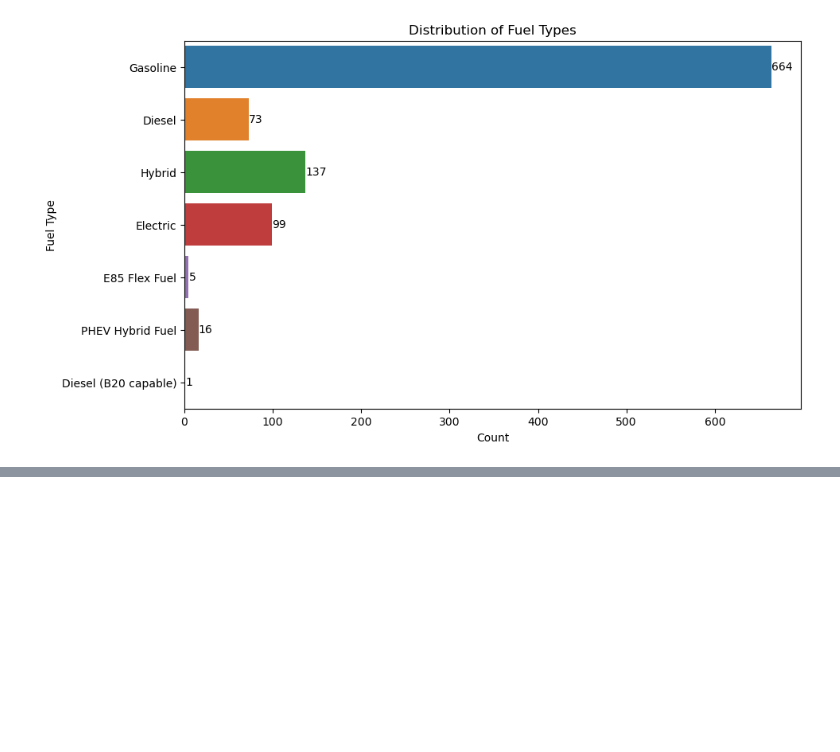
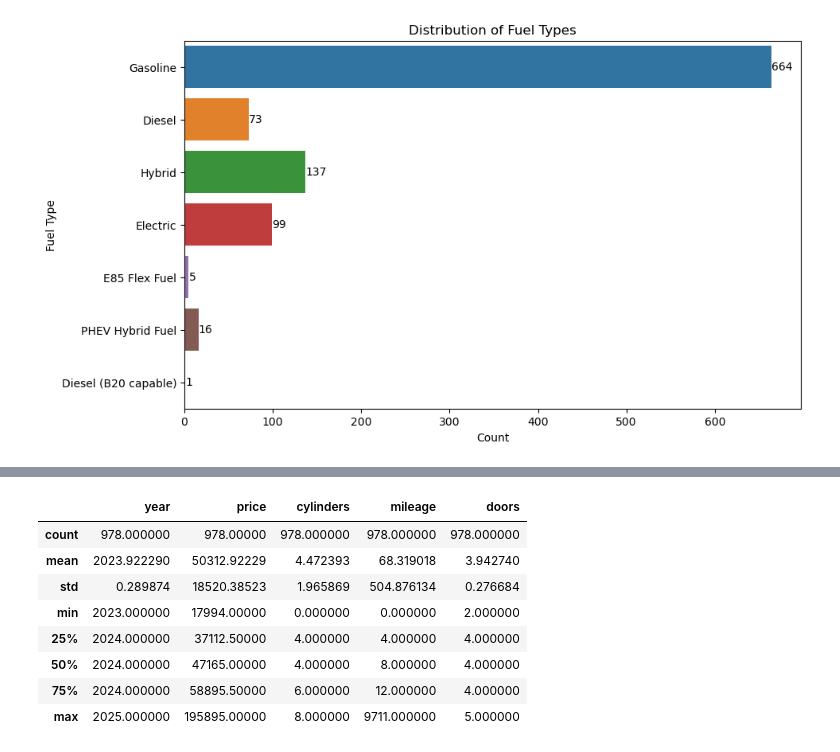
Before and after one commit to SGN1CA/PP-RottenTomatoes-BestHerosMovies, a Jupyter notebook: VehiclePrices-DataProcessing.ipynb, the cells around one changed output, grey strips where cells are left out. Saved outputs shown, nothing was run; the diff lists cells and outputs as text; code cells hidden in the pictures; blank space fills up the shorter version.

```diff
--- a/VehiclePrices-DataProcessing.ipynb
+++ b/VehiclePrices-DataProcessing.ipynb
@@ -158,0 +294,14 @@ plt.show()
+# %%
+vehicles_df.loc[94, 'price'] = 70435
+# %%
+vehicles_df.describe()
+# %% [output]
+|  | year | price | cylinders | mileage | doors |
+| count | 978.000000 | 978.00000 | 978.000000 | 978.000000 | 978.000000 |
+| mean | 2023.922290 | 50312.92229 | 4.472393 | 68.319018 | 3.942740 |
+| std | 0.289874 | 18520.38523 | 1.965869 | 504.876134 | 0.276684 |
+| min | 2023.000000 | 17994.00000 | 0.000000 | 0.000000 | 2.000000 |
+| 25% | 2024.000000 | 37112.50000 | 4.000000 | 4.000000 | 4.000000 |
+| 50% | 2024.000000 | 47165.00000 | 4.000000 | 8.000000 | 4.000000 |
+| 75% | 2024.000000 | 58895.50000 | 6.000000 | 12.000000 | 4.000000 |
+| max | 2025.000000 | 195895.00000 | 8.000000 | 9711.000000 | 5.000000 |
```
Also changed, not shown: parts of 13 cells of this notebook.
